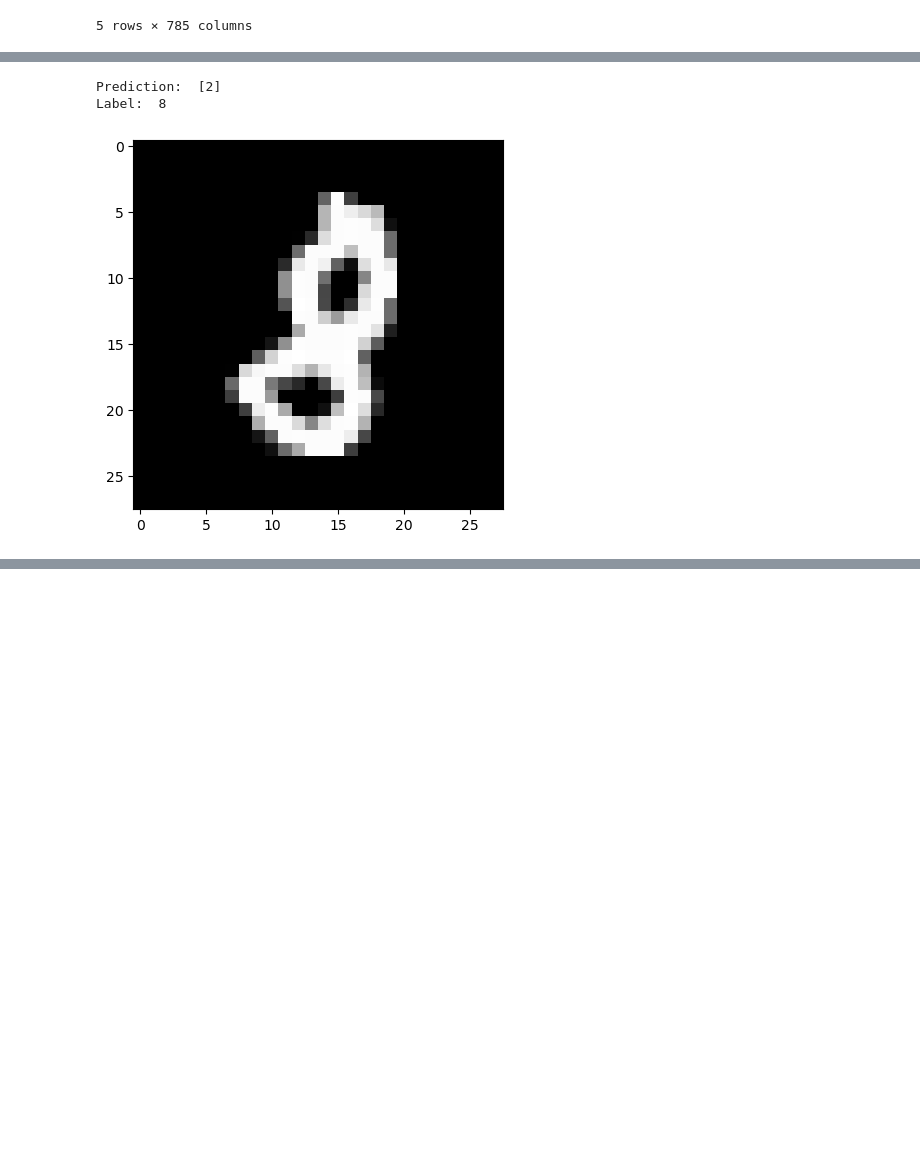
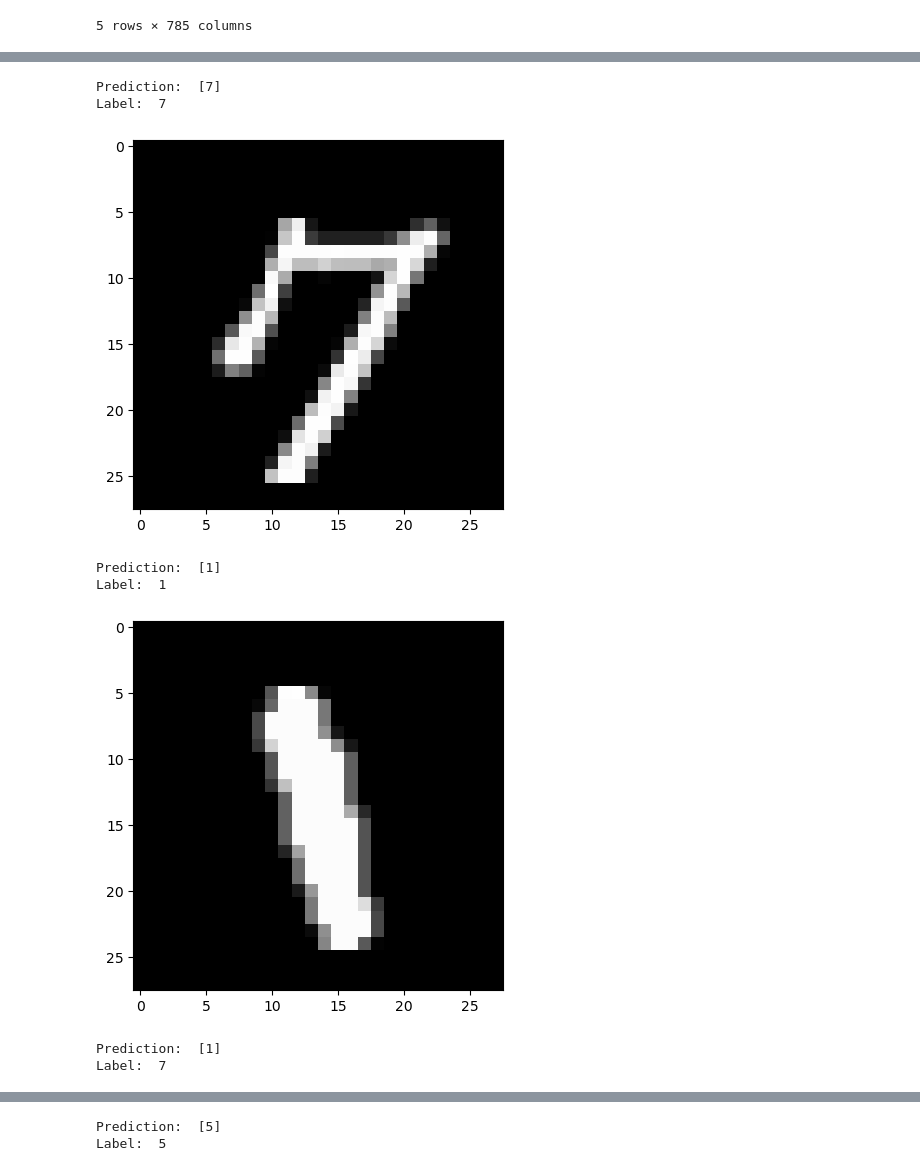
Before and after one commit to codingsofia-dev/Neural-Network---youtube, a Jupyter notebook: Neural-Network.ipynb, the cells around one changed output, grey strips where cells are left out. Drawn from its saved outputs; the diff is of its cells as text; code cells hidden in the pictures; blank space fills up the shorter version.

```diff
--- a/Neural-Network.ipynb
+++ b/Neural-Network.ipynb
@@ -22,8 +22,12 @@ np.random.shuffle(data)
 data_dev = data[0:1000].T
 y_dev = data_dev[0]
 x_dev = data_dev[1:n]
+x_dev = x_dev/255
+
 
 data_train = data[1000:m].T
 y_train = data_train[0]
 x_train = data_train[1:n]
+x_train = x_train/255
+_,m_train = x_train.shape
 # %%
@@ -44,10 +45,8 @@ def ReLU(Z):
     return np.maximum(0, Z)
 
 def softmax(Z):
-    #changed:
-     #return np.exp(Z) / np.sum(np.exp(Z))
-    exp_Z = np.exp(Z-np.max(Z, axis=0, keepdims=True))
-    return exp_Z / np.sum(exp_Z, axis= 0, keepdims=True)
+
+    return np.exp(Z) / sum(np.exp(Z))
 # %%
 def forward_prop(W1, b1, W2, b2, X):
     Z1 = W1.dot(X) + b1
@@ -74,15 +73,14 @@ def back_prop(Z1, A1, Z2, A2, W2, X, Y):
     dZ2 = A2 - one_hot_Y
     dW2 = 1 / m*dZ2.dot(A1.T)
 
-    #changed:
-    #db2 = 1 / m * np.sum(dZ2)
-    db2 = 1 / m * np.sum(dZ2, axis=1, keepdims=True)
+
+    db2 = 1 / m * np.sum(dZ2)
+
 
     dZ1 = W2.T.dot(dZ2) * deriv_ReLU(Z1)
     dW1 = 1 / m * dZ1.dot(X.T)
-    #changed:
-    #db1 = 1 / m * np.sum(dZ1)
-    db1 = 1 / m * np.sum(dZ1, axis=1, keepdims=True)
+
+    db1 = 1 / m * np.sum(dZ1)
     return dW1, db1, dW2, db2
 
 def update_params(W1, b1, W2, b2, dW1, db1, dW2, db2, alpha):
@@ -146,8 +148,16 @@ def test_prediction(index, W1, b1, W2, b2):
     plt.imshow(current_image, interpolation='nearest')
     plt.show()
 # %%
-test_prediction(3, W1, b1, W2, b2)
+test_prediction(7, W1, b1, W2, b2)
+test_prediction(10, W1, b1, W2, b2)
+test_prediction(11, W1, b1, W2, b2)
+test_prediction(12, W1, b1, W2, b2)
 # %% [output]
-Prediction:  [2]
-Label:  8
+Prediction:  [7]
+Label:  7
-[figure, old version]
+[figure, new version]
+Prediction:  [1]
+Label:  1
+[figure, added]
+Prediction:  [1]
+Label:  7
@@ -153,0 +165,2 @@ Label:  8
+Prediction:  [5]
+Label:  5
```
Also changed, not shown: parts of 5 cells of this notebook.
